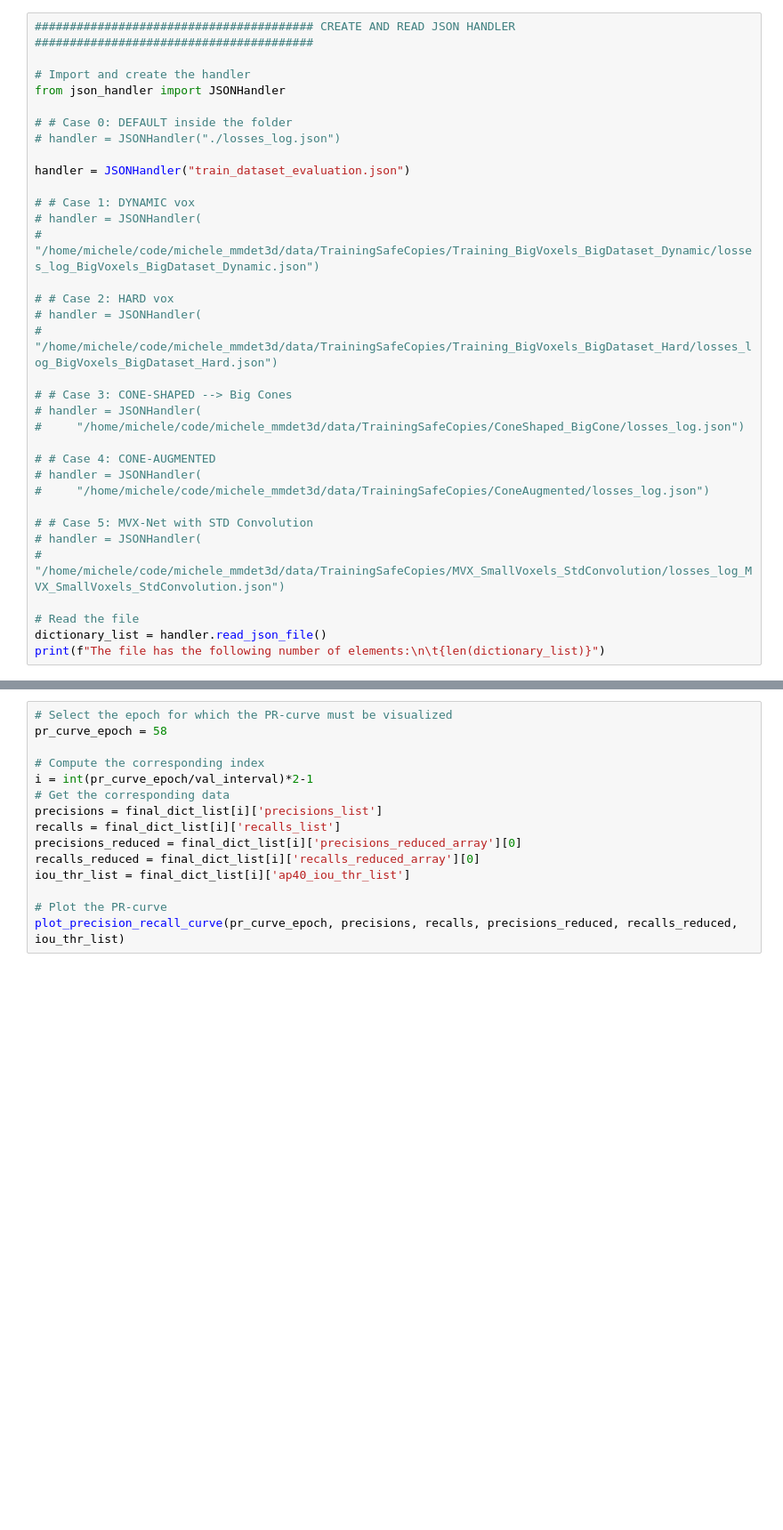
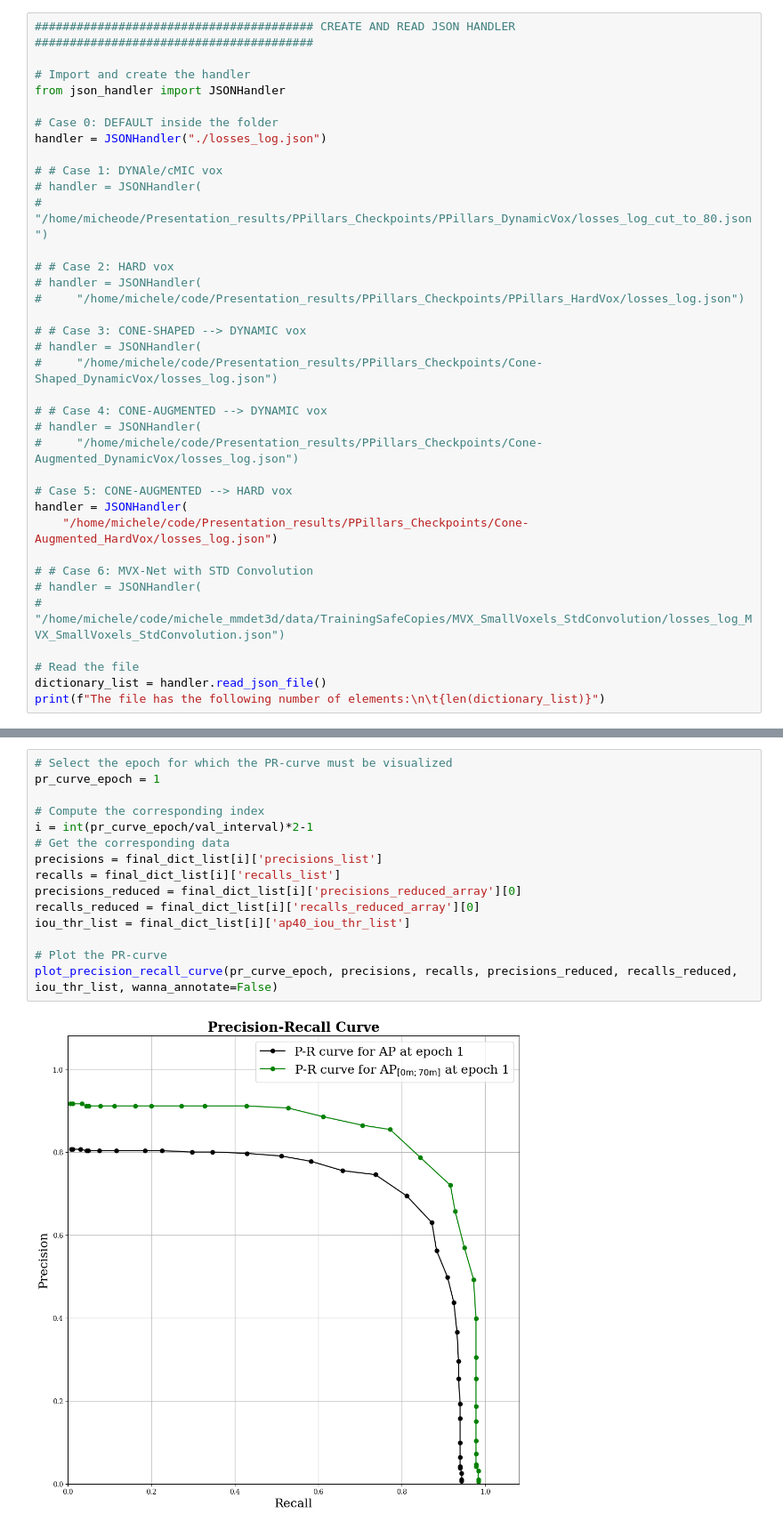
Before and after one commit to MicheleSbacco/mmdetection3d, a Jupyter notebook: demo/losses_plot.ipynb, the cells around one changed output, grey strips where cells are left out. Shown at 89% size. Saved outputs shown, nothing was run; the diff lists cells and outputs as text; blank space fills up the shorter version.

```diff
--- a/demo/losses_plot.ipynb
+++ b/demo/losses_plot.ipynb
@@ -4,28 +4,30 @@
 # Import and create the handler
 from json_handler import JSONHandler
 
-# # Case 0: DEFAULT inside the folder
-# handler = JSONHandler("./losses_log.json")
+# Case 0: DEFAULT inside the folder
+handler = JSONHandler("./losses_log.json")
 
-handler = JSONHandler("train_dataset_evaluation.json")
-
-# # Case 1: DYNAMIC vox
+# # Case 1: DYNAle/cMIC vox
 # handler = JSONHandler(
-#     "/home/michele/code/michele_mmdet3d/data/TrainingSafeCopies/Training_BigVoxels_BigDataset_Dynamic/losses_log_BigVoxels_BigDataset_Dynamic.json")
+#     "/home/micheode/Presentation_results/PPillars_Checkpoints/PPillars_DynamicVox/losses_log_cut_to_80.json")
 
 # # Case 2: HARD vox
 # handler = JSONHandler(
-#     "/home/michele/code/michele_mmdet3d/data/TrainingSafeCopies/Training_BigVoxels_BigDataset_Hard/losses_log_BigVoxels_BigDataset_Hard.json")
+#     "/home/michele/code/Presentation_results/PPillars_Checkpoints/PPillars_HardVox/losses_log.json")
 
-# # Case 3: CONE-SHAPED --> Big Cones
+# # Case 3: CONE-SHAPED --> DYNAMIC vox
 # handler = JSONHandler(
-#     "/home/michele/code/michele_mmdet3d/data/TrainingSafeCopies/ConeShaped_BigCone/losses_log.json")
+#     "/home/michele/code/Presentation_results/PPillars_Checkpoints/Cone-Shaped_DynamicVox/losses_log.json")
 
-# # Case 4: CONE-AUGMENTED
+# # Case 4: CONE-AUGMENTED --> DYNAMIC vox
 # handler = JSONHandler(
-#     "/home/michele/code/michele_mmdet3d/data/TrainingSafeCopies/ConeAugmented/losses_log.json")
+#     "/home/michele/code/Presentation_results/PPillars_Checkpoints/Cone-Augmented_DynamicVox/losses_log.json")
 
-# # Case 5: MVX-Net with STD Convolution
+# Case 5: CONE-AUGMENTED --> HARD vox
+handler = JSONHandler(
+    "/home/michele/code/Presentation_results/PPillars_Checkpoints/Cone-Augmented_HardVox/losses_log.json")
+
+# # Case 6: MVX-Net with STD Convolution
 # handler = JSONHandler(
 #     "/home/michele/code/michele_mmdet3d/data/TrainingSafeCopies/MVX_SmallVoxels_StdConvolution/losses_log_MVX_SmallVoxels_StdConvolution.json")
 
@@ -122,15 +177,17 @@ plot_losses_metrics(epochs, training_losses, validation_losses, metric_ap40, met
 # %%
 # Select the epoch for which the PR-curve must be visualized
-pr_curve_epoch = 58
+pr_curve_epoch = 1
 
 # Compute the corresponding index
 i = int(pr_curve_epoch/val_interval)*2-1
 # Get the corresponding data
 precisions = final_dict_list[i]['precisions_list']
 recalls = final_dict_list[i]['recalls_list']
 precisions_reduced = final_dict_list[i]['precisions_reduced_array'][0]
 recalls_reduced = final_dict_list[i]['recalls_reduced_array'][0]
 iou_thr_list = final_dict_list[i]['ap40_iou_thr_list']
 
 # Plot the PR-curve
-plot_precision_recall_curve(pr_curve_epoch, precisions, recalls, precisions_reduced, recalls_reduced, iou_thr_list)
+plot_precision_recall_curve(pr_curve_epoch, precisions, recalls, precisions_reduced, recalls_reduced, iou_thr_list, wanna_annotate=False)
+# %% [output]
+[figure, added]
```
Also changed, not shown: parts of 4 cells of this notebook, 10 other files.
